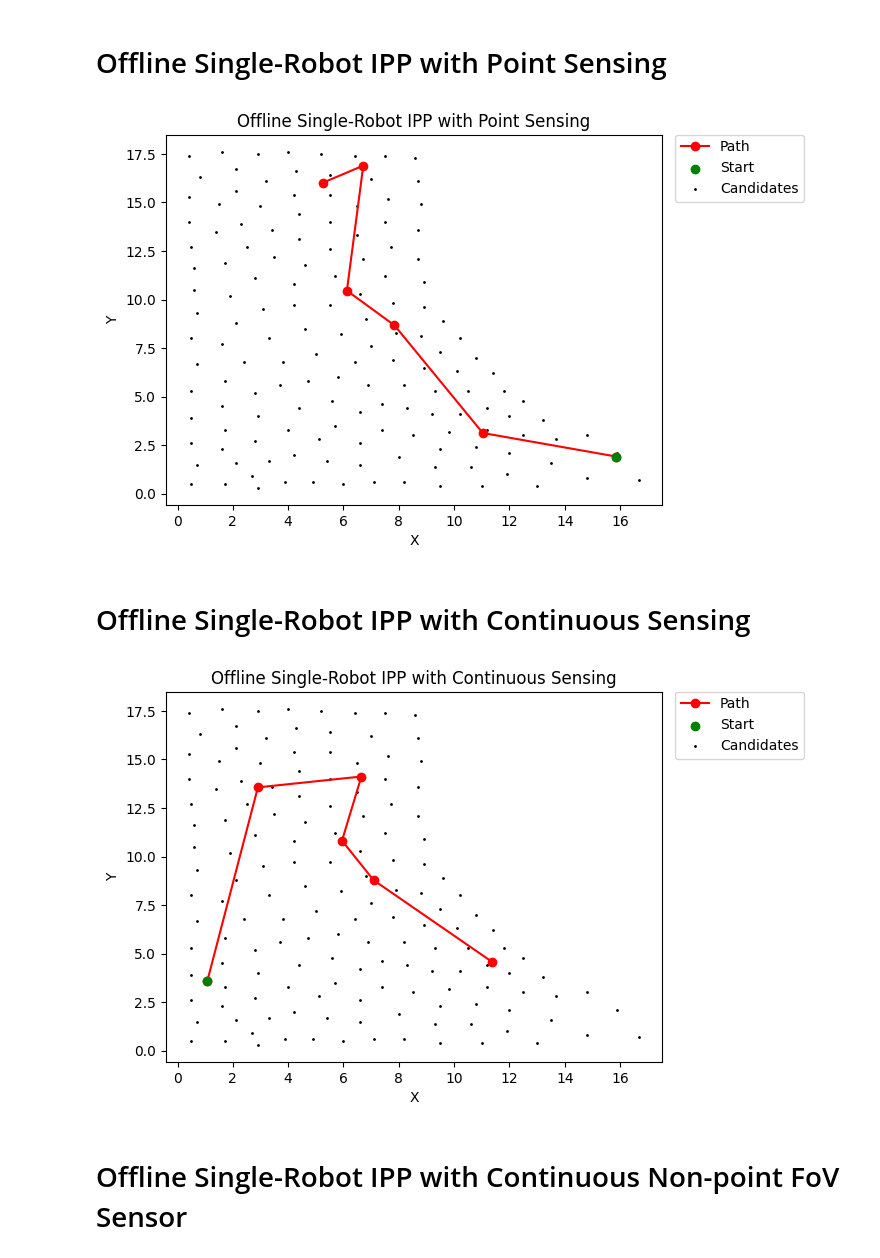
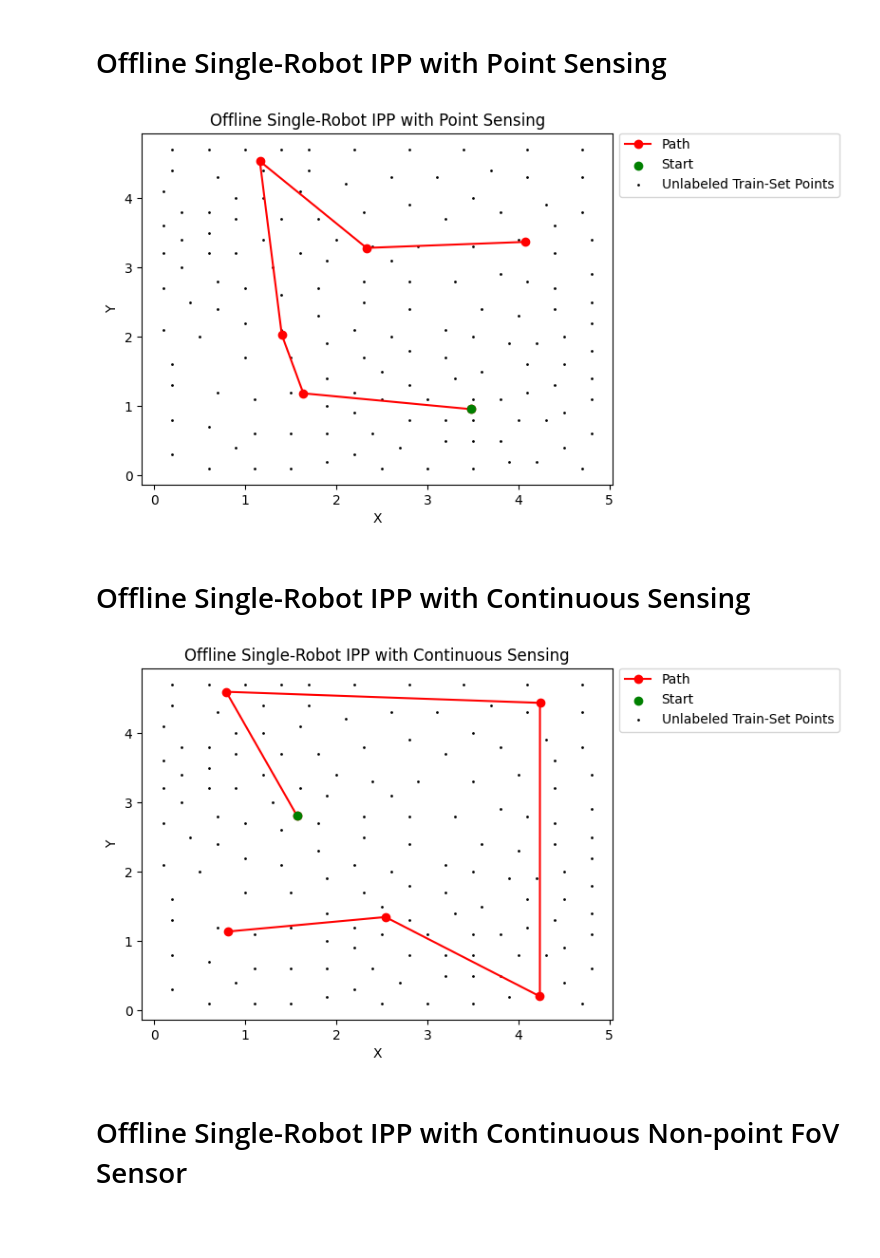
Before and after one commit to itskalvik/sgp-tools, a Jupyter notebook: demos/IPP.ipynb, the cells around one changed output. Drawn from its saved outputs; the diff is of its cells as text; code cells hidden in the pictures; blank space fills up the shorter version.

Commit message:
Add synthetic dataset and update IPP demo

```diff
--- a/demos/IPP.ipynb
+++ b/demos/IPP.ipynb
@@ -26,14 +26,17 @@ To enable the following instructions: AVX2 AVX512F AVX512_VNNI FMA, in other ope
 # %% [markdown]
 # Get the data and initial SGP parameters
 # %%
-dataset = 'salinity'
-dataset_path = '/home/kalvik/sgp-tools/datasets/ROMS.nc'
-
-# Get the data
-X_train, y_train, X_test, y_test, candidates, X, y = get_dataset(dataset, dataset_path)
+# Get the synthetic elevation data
+dataset = 'synthetic'
+X_train, y_train, X_test, y_test, candidates, X, y = get_dataset(dataset)
 
 # Train the GP and get the model parameters
 _, noise_variance, kernel = get_model_params(X_train, y_train,
                                              lengthscales=[1.0, 1.0],
                                              optimizer='scipy')
+
+plt.scatter(X[:, 0], X[:, 1], c=y)
+plt.xlabel('x')
+plt.ylabel('y')
+plt.title('Data Field')
 # %% [output]
@@ -53,43 +58,48 @@ Skipping registering GPU devices...
 # %%
 num_robots = 1
 num_placements = 6
 
-Xu_init = get_inducing_pts(X_train, num_placements*num_robots, random=True)
-path_idx, _ = run_tsp(Xu_init,
-                      num_vehicles=num_robots)
+# Initialize inducing points and get initial path
+Xu_init = get_inducing_pts(X_train,
+                           num_placements*num_robots)
+Xu_init, _ = run_tsp(Xu_init,
+                     num_vehicles=num_robots)
+Xu_init = Xu_init[0]
 
-Xu_init =  [Xu_init[path] for path in path_idx]
-Xu_init = np.concatenate(Xu_init, axis=0)
-transformer = IPPTransformer(num_robots=num_robots,
-                             n_dim=2)
+# Setup unconstrained IPP transformer and optimize it
+transformer = IPPTransformer(num_robots=num_robots, num_dim=2)
 sgpr, _ = continuous_sgp(num_placements,
                          X_train,
                          noise_variance,
                          kernel,
                          transformer,
                          Xu_init=Xu_init,
-                         max_steps=100)
+                         max_steps=1000)
+
+# Get solution inducing points
 sgp_sol_sp = sgpr.inducing_variable.Z.numpy()
 sgp_paths = sgp_sol_sp.reshape(num_robots, num_placements, 2)
+
+# Plot the solution
 plot_paths(sgp_paths, candidates, title="Offline Single-Robot IPP with Point Sensing")
 # %% [output]
-[figure, old version]
+[figure, new version]
 # %% [markdown]
 # Offline Single-Robot IPP with Continuous Sensing
 # %%
 num_robots = 1
 num_placements = 6
 
-Xu_init = get_inducing_pts(X_train, num_placements*num_robots, random=True)
-path_idx, _ = run_tsp(Xu_init,
-                      num_vehicles=num_robots)
+# Initialize inducing points and get initial path
+Xu_init = get_inducing_pts(X_train, num_placements*num_robots)
+Xu_init, _ = run_tsp(Xu_init,
+                     num_vehicles=num_robots)
+Xu_init = Xu_init[0]
 
-Xu_init =  [Xu_init[path] for path in path_idx]
-Xu_init = np.concatenate(Xu_init, axis=0)
-
-# Increase sampling rate for expansion transformation
+# Setup unconstrained IPP transformer with sampling rate=50
+# and optimize it
 transformer = IPPTransformer(num_robots=num_robots,
-                             n_dim=2,
+                             num_dim=2,
                              sampling_rate=50)
 sgpr, _ = continuous_sgp(num_placements,
                          X_train,
@@ -97,13 +107,16 @@ sgpr, _ = continuous_sgp(num_placements,
                          kernel,
                          transformer,
                          Xu_init=Xu_init,
-                         max_steps=100)
+                         max_steps=1000)
+
+# Get solution inducing points
 sgp_sol_sp = sgpr.inducing_variable.Z.numpy()
 sgp_paths = sgp_sol_sp.reshape(num_robots, num_placements, 2)
 
+# Plot the solution
 plot_paths(sgp_paths, candidates, title="Offline Single-Robot IPP with Continuous Sensing")
 # %% [output]
-[figure, old version]
+[figure, new version]
 # %% [markdown]
 # Offline Single-Robot IPP with Continuous Non-point FoV Sensor
 # %%
```
Also changed, not shown: parts of 4 cells of this notebook, 4 other files.
